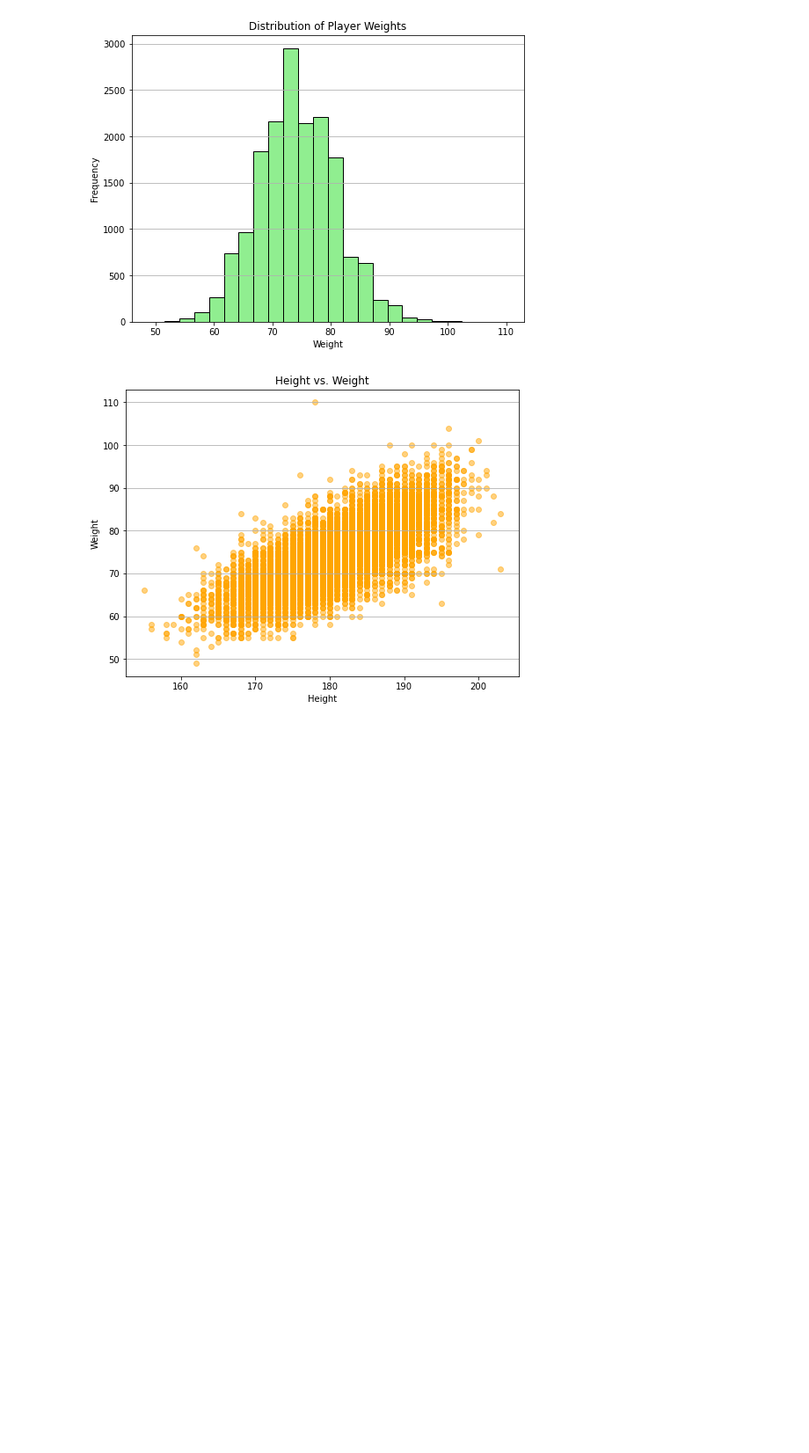
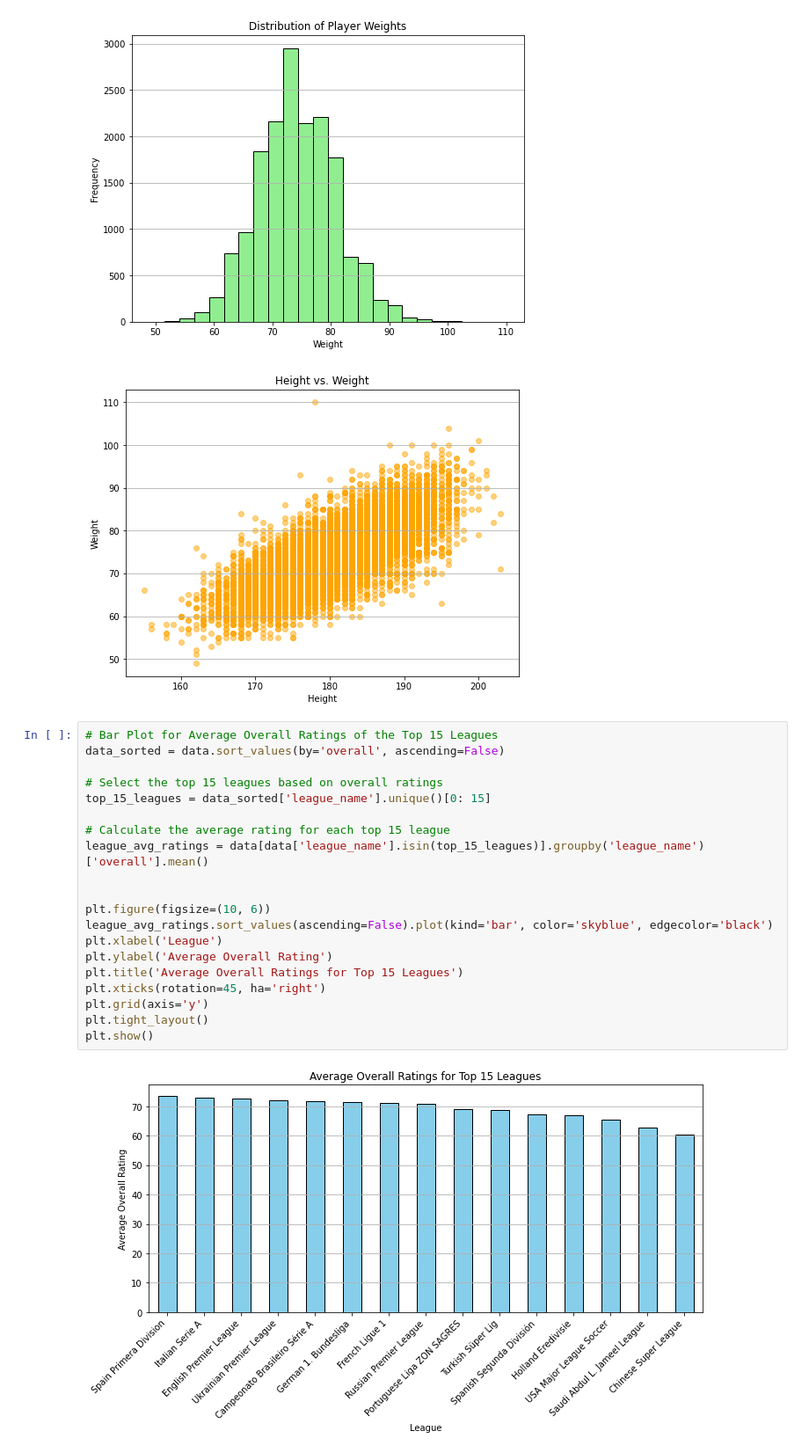
Before and after one commit to Abdulazeez-Dolapo/masters-dissertation, a Jupyter notebook: eda.ipynb, the cells around one changed output. Shown: that part at 88% size. Drawn from its saved outputs; the diff is of its cells as text; blank space fills up the shorter version.

Commit message:
Bar plot for avg overall ratings of top 15 leagues

```diff
--- a/eda.ipynb
+++ b/eda.ipynb
@@ -141,3 +141,25 @@ plt.show()
 [figure]
 [figure]
 [figure]
+# %%
+# Bar Plot for Average Overall Ratings of the Top 15 Leagues
+data_sorted = data.sort_values(by='overall', ascending=False)
+
+# Select the top 15 leagues based on overall ratings
+top_15_leagues = data_sorted['league_name'].unique()[0: 15]
+
+# Calculate the average rating for each top 15 league
+league_avg_ratings = data[data['league_name'].isin(top_15_leagues)].groupby('league_name')['overall'].mean()
+
+
+plt.figure(figsize=(10, 6))
+league_avg_ratings.sort_values(ascending=False).plot(kind='bar', color='skyblue', edgecolor='black')
+plt.xlabel('League')
+plt.ylabel('Average Overall Rating')
+plt.title('Average Overall Ratings for Top 15 Leagues')
+plt.xticks(rotation=45, ha='right')
+plt.grid(axis='y')
+plt.tight_layout()
+plt.show()
+# %% [output]
+[figure, added]
```
